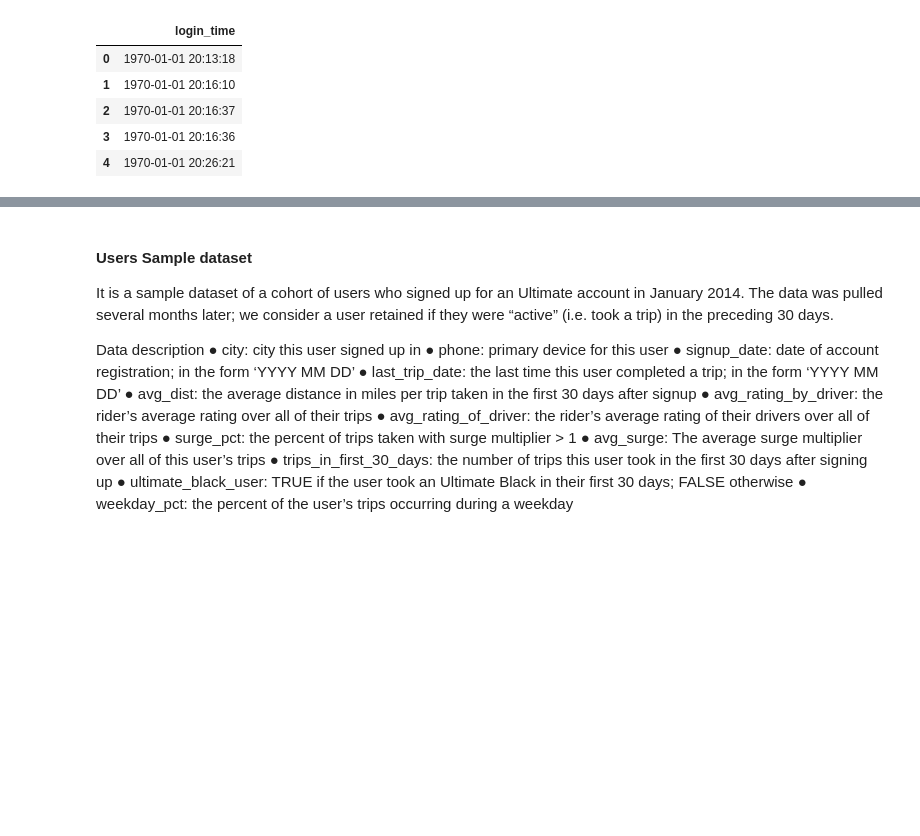
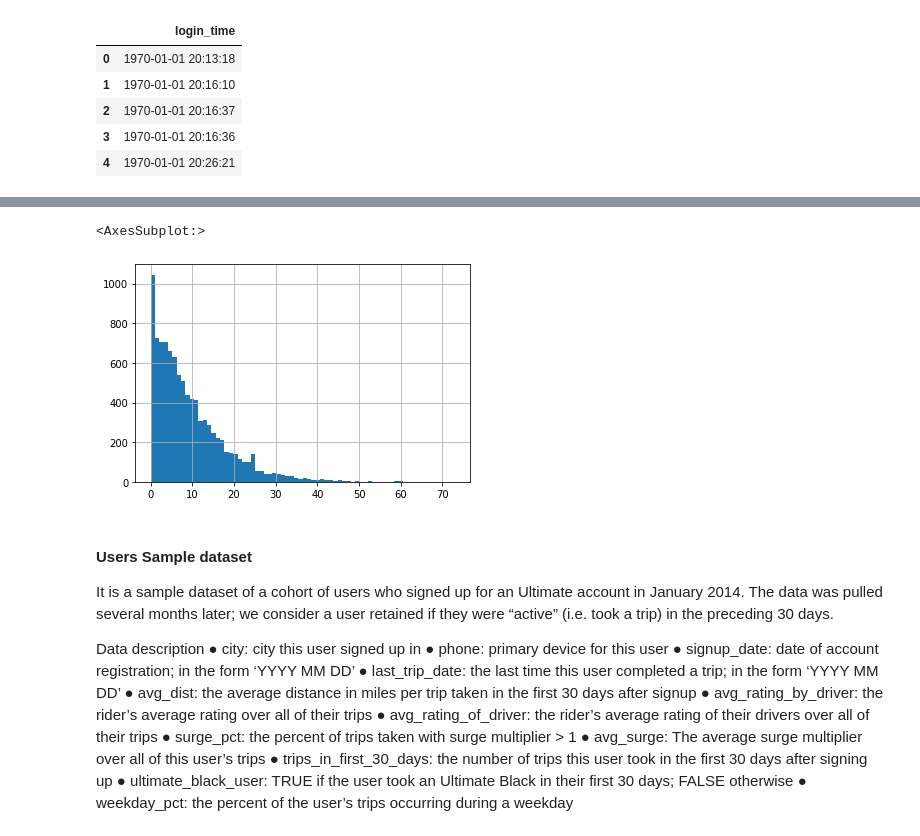
Before and after one commit to rhodapang/ultimate_challenge, a Jupyter notebook: Untitled.ipynb, the cells around one changed output, grey strips where cells are left out. Drawn from its saved outputs; the diff is of its cells as text; code cells hidden in the pictures; blank space fills up the shorter version.

```diff
--- a/Untitled.ipynb
+++ b/Untitled.ipynb
@@ -27,3 +143,9 @@ df_login.head()
+# %%
+# From below histogram, we understand most of the use could
+df_login.resample('15T',on='login_time').denote.sum().hist(bins=70)
+# %% [output]
+<AxesSubplot:>
+[figure, added]
 # %% [markdown]
 #### Users Sample dataset
 
```
Also changed, not shown: parts of 12 cells of this notebook.
